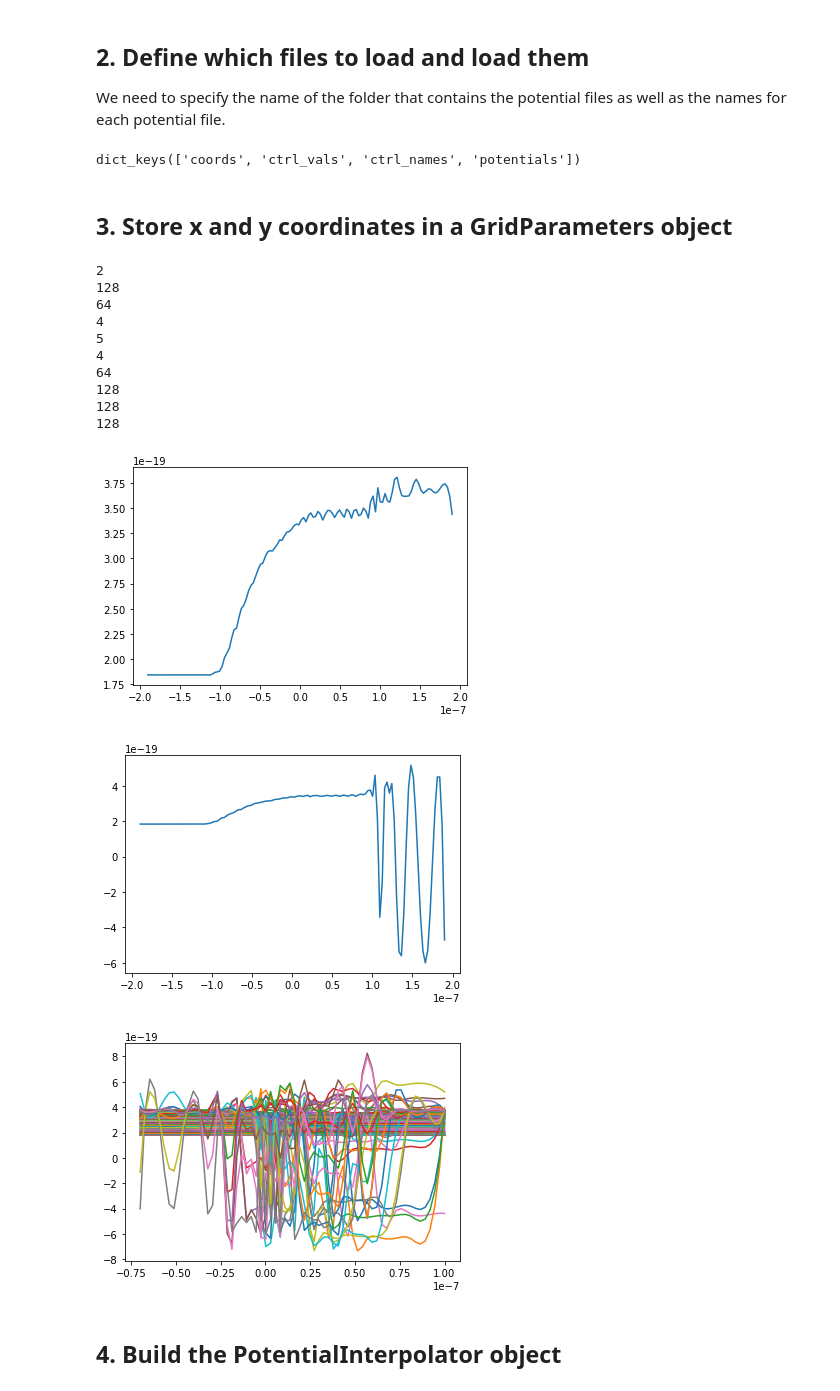
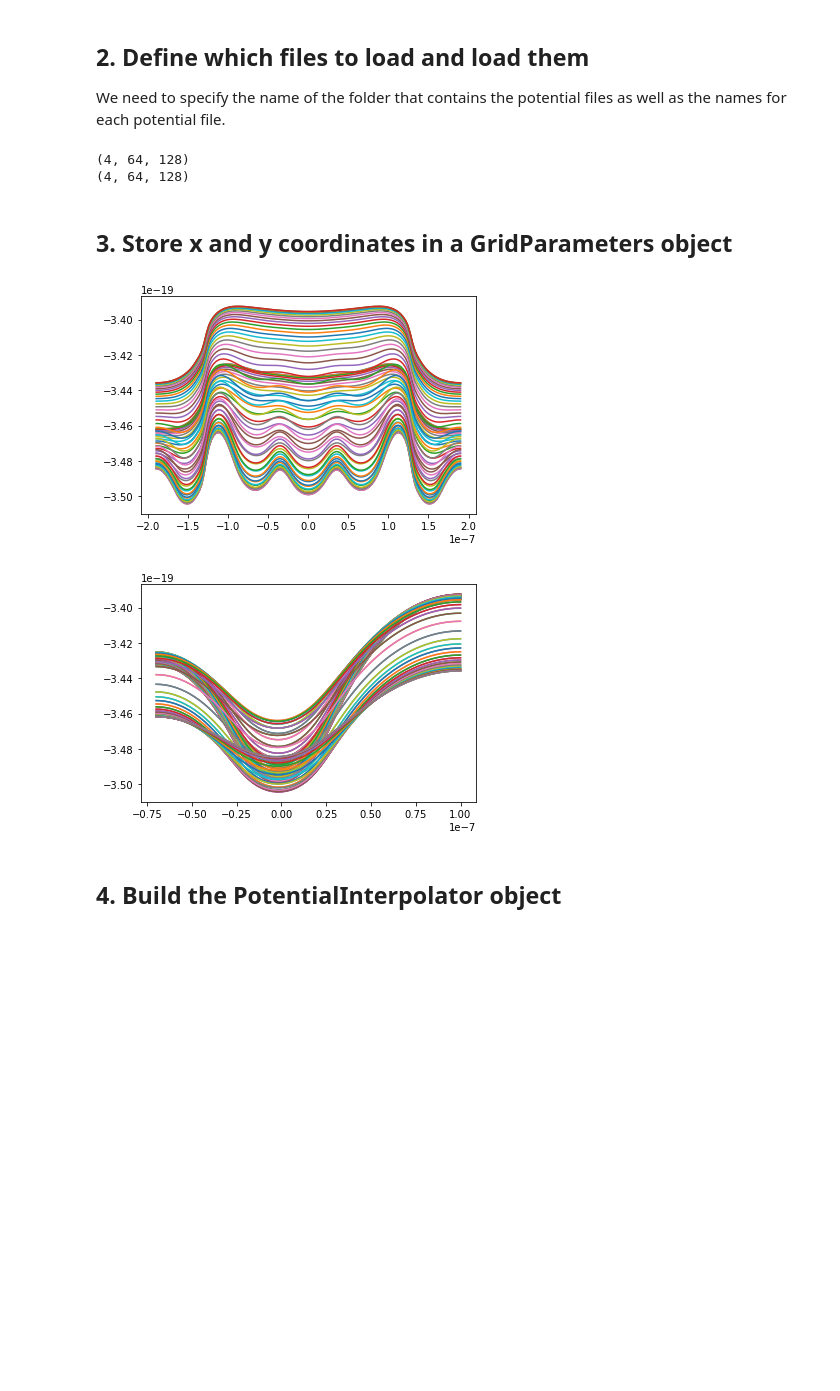
Before and after one commit to mainCSG/QuDiPy, a Jupyter notebook: Loading Potentials with NextNano Conversion.ipynb, the cells around one changed output. Drawn from its saved outputs; the diff is of its cells as text; code cells hidden in the pictures; blank space fills up the shorter version.

Commit message:
added Fortran order index to reshape nextnano data for QuDiPy

```diff
--- a/Loading Potentials with NextNano Conversion.ipynb
+++ b/Loading Potentials with NextNano Conversion.ipynb
@@ -65,10 +61,12 @@ Importing .coord and .dat data files from \TEMPLATE_5Gate_Dop_1.358E15_noRGrid_V
 # %%
 
-print(coord[2])
-print(len(coord[2]))
+# Enter the desired z coordinate to take a crossection of the x-y plane.
+# For example take a look at the z-cooranites range and select a desired value.
+
+coord = potential[0][2]
 
 # z = coord[2][0]
-z = coord[2][65]
+z = coord[2][60]
 
 print(z)
 
@@ -138,66 +134,48 @@ loaded_data = pot.load_potentials(ctrl_vals, ctrl_names,
 
 # We can check the fields of the dictionary returned to see what is stored.
 loaded_data.keys()
+
+print(np.shape(loaded_data['potentials']))
+
+# loaded_data['potentials'] = loaded_data['potentials'][:] * -
+
+# for i in range(np.shape(loaded_data['potentials'])[0]):
+#     loaded_data['potentials'][i] = loaded_data['potentials'][i] * -1
+
+print(np.shape(loaded_data['potentials']))
 # %% [output]
-dict_keys(['coords', 'ctrl_vals', 'ctrl_names', 'potentials'])
+(4, 64, 128)
+(4, 64, 128)
 # %% [markdown]
 ## 3. Store x and y coordinates in a GridParameters object
 # %%
 # It's a bit convoluted, but the x and y coordinates are
 # stored as a named tuple in the dictionary returned from load_files.
 # With those values, we will build a GridParameters object.
 coord = loaded_data['coords']
 x = coord.x
 y = coord.y
 
 # Construct a GridParameters object
 gparams = pot.GridParameters(x,y)
 coord.x
 
 '''
 NextNano files might be converted correclty but the current plotting attempt might not display the data correctly.
 
 Note: The convert_nextnano_data.py and test_nextnano_convert.py files have different code that pulls in the same nextnano potential, x/y/z data.
     It's probably that the incorect potential plots shown in Loading Potentials with NextNano Conversion.ipynb are cause from how the data for        various gates is grouped?
 '''
-print(len(loaded_data['coords']))
-print(len(loaded_data['coords'][0]))
-print(len(loaded_data['coords'][1]))
-
-print(len(loaded_data['ctrl_vals']))
-print(len(loaded_data['ctrl_names']))
-
-print(len(loaded_data['potentials']))
-print(len(loaded_data['potentials'][0]))
-print(len(loaded_data['potentials'][0][0]))
-print(len(loaded_data['potentials'][0][1]))
-
-print(len(loaded_data['potentials'][0][1][:]))
-
-plt.plot(loaded_data['coords'][0],loaded_data['potentials'][0][1])
-plt.show()
 
 
-plt.plot(loaded_data['coords'][0],loaded_data['potentials'][0][35])
+plt.plot(loaded_data['coords'][0].T,loaded_data['potentials'][0][:].T)
 plt.show()
-
 
 plt.plot(loaded_data['coords'][1],loaded_data['potentials'][0][:])
 plt.show()
 # %% [output]
-2
-128
-64
-4
-5
-4
-64
-128
-128
-128
-[figure, old version]
+[figure, new version]
-[figure, old version]
+[figure, new version]
-[figure, removed]
 # %% [markdown]
 ## 4. Build the PotentialInterpolator object
 # %%
```
Also changed, not shown: parts of 6 cells of this notebook, 3 other files.
